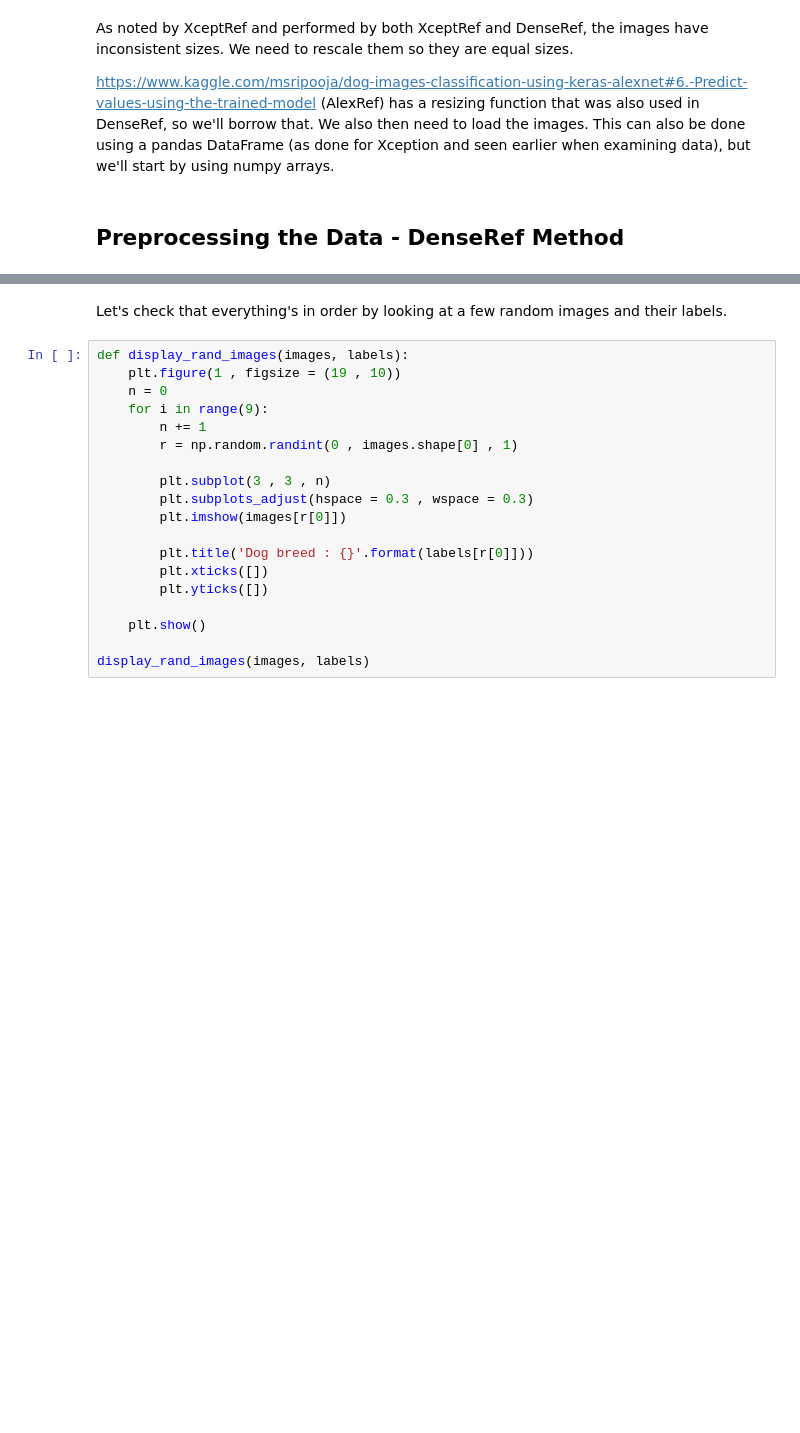
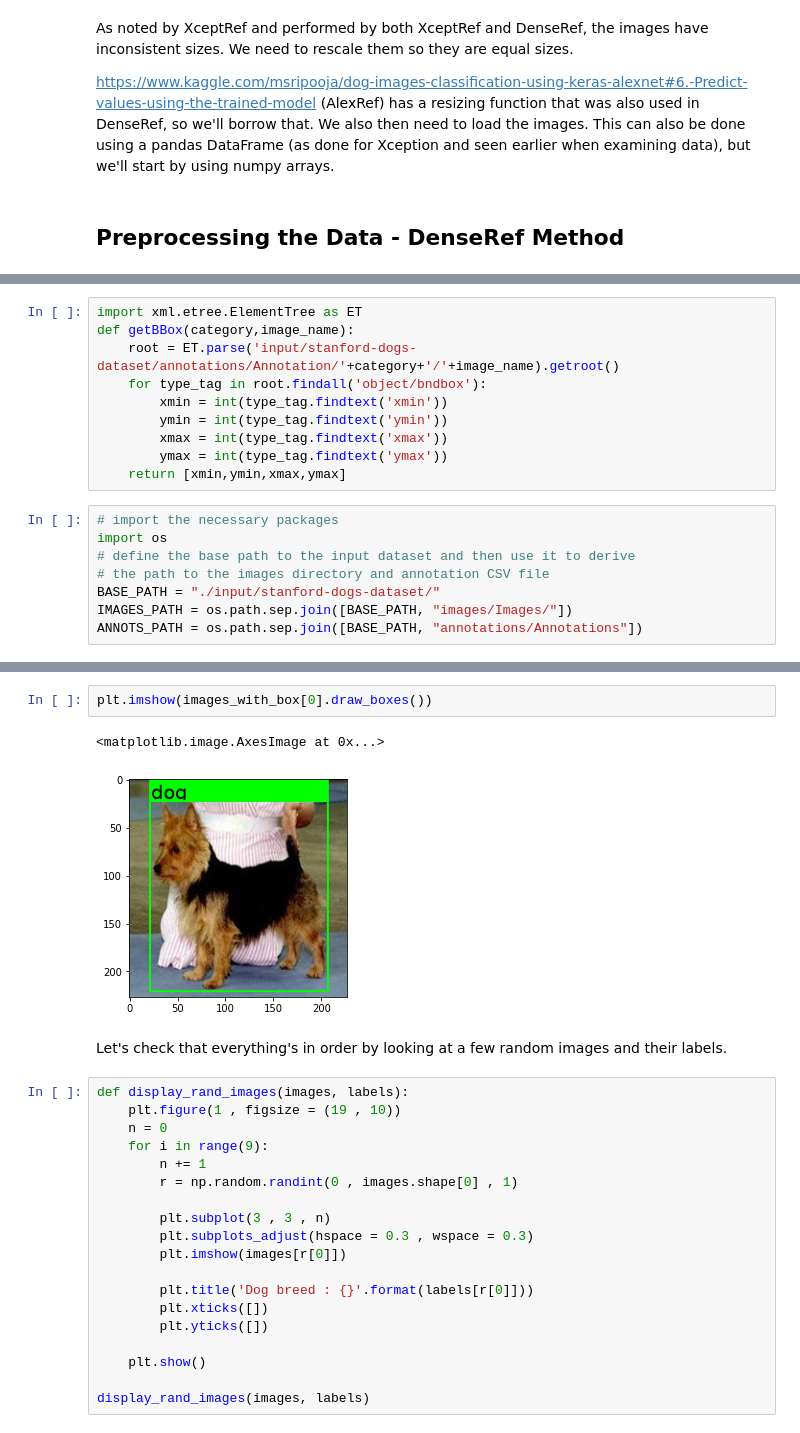
Before and after one commit to elba98/MLDogBreedClassification, a Jupyter notebook: ModifiedBreedClassifierWithDocumentation.ipynb, the cells around one changed output, grey strips where cells are left out. Drawn from its saved outputs; the diff is of its cells as text; blank space fills up the shorter version.

Commit message:
Added trained model to create boundaries for dogs to be used for additional images.

```diff
--- a/ModifiedBreedClassifierWithDocumentation.ipynb
+++ b/ModifiedBreedClassifierWithDocumentation.ipynb
@@ -175,0 +146,18 @@ Labels shape =  (2522,)
+# %%
+import xml.etree.ElementTree as ET
+def getBBox(category,image_name):
+    root = ET.parse('input/stanford-dogs-dataset/annotations/Annotation/'+category+'/'+image_name).getroot()
+    for type_tag in root.findall('object/bndbox'):
+        xmin = int(type_tag.findtext('xmin'))
+        ymin = int(type_tag.findtext('ymin'))
+        xmax = int(type_tag.findtext('xmax'))
+        ymax = int(type_tag.findtext('ymax'))
+    return [xmin,ymin,xmax,ymax]
+# %%
+# import the necessary packages
+import os
+# define the base path to the input dataset and then use it to derive
+# the path to the images directory and annotation CSV file
+BASE_PATH = "./input/stanford-dogs-dataset/"
+IMAGES_PATH = os.path.sep.join([BASE_PATH, "images/Images/"])
+ANNOTS_PATH = os.path.sep.join([BASE_PATH, "annotations/Annotations"])
@@ -176,3 +252,8 @@ Labels shape =  (2522,)
+# %%
+plt.imshow(images_with_box[0].draw_boxes())
+# %% [output]
+<matplotlib.image.AxesImage at 0x...>
+[figure, added]
 # %% [markdown]
 Let's check that everything's in order by looking at a few random images and their labels.
 # %%
```
Also changed, not shown: parts of 9 cells of this notebook.
